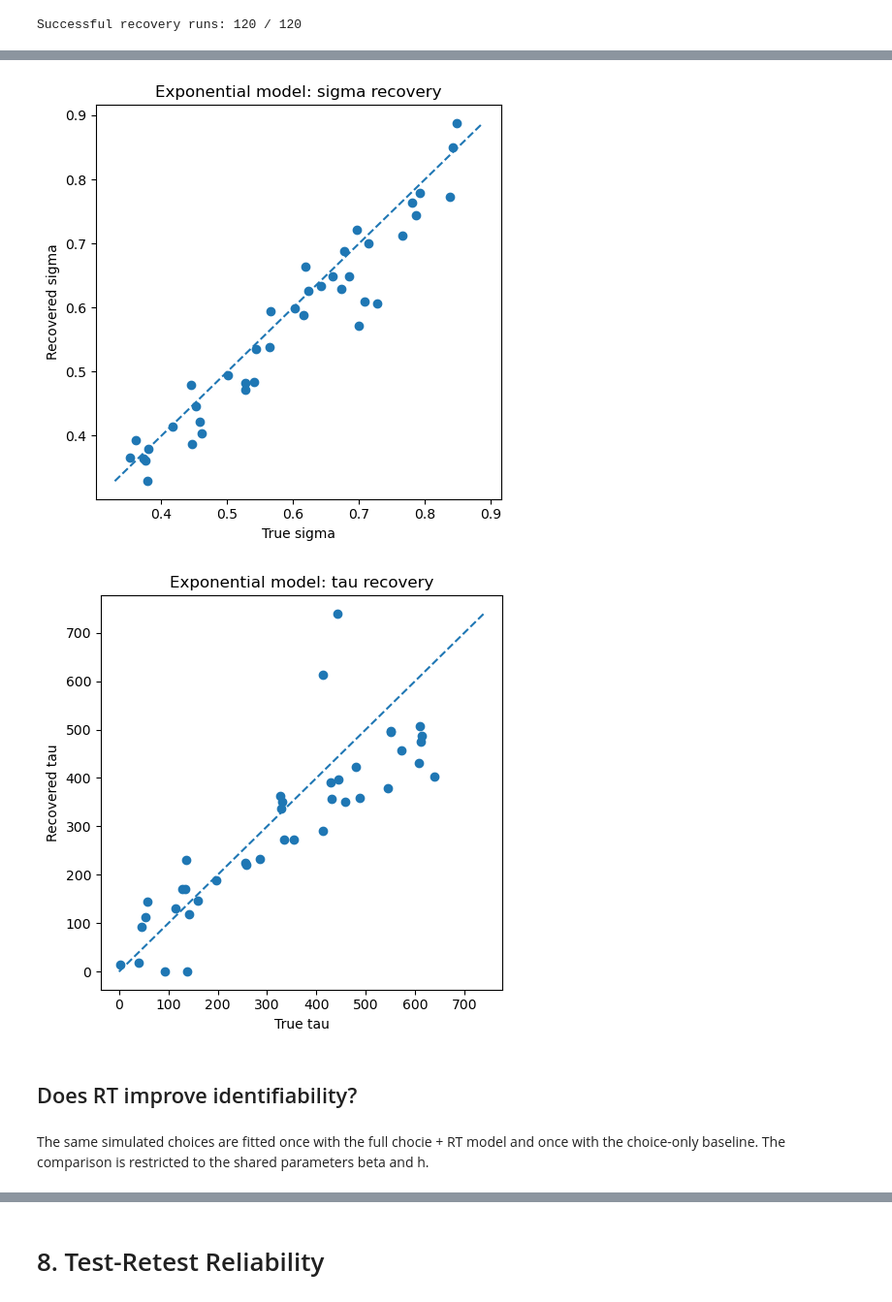
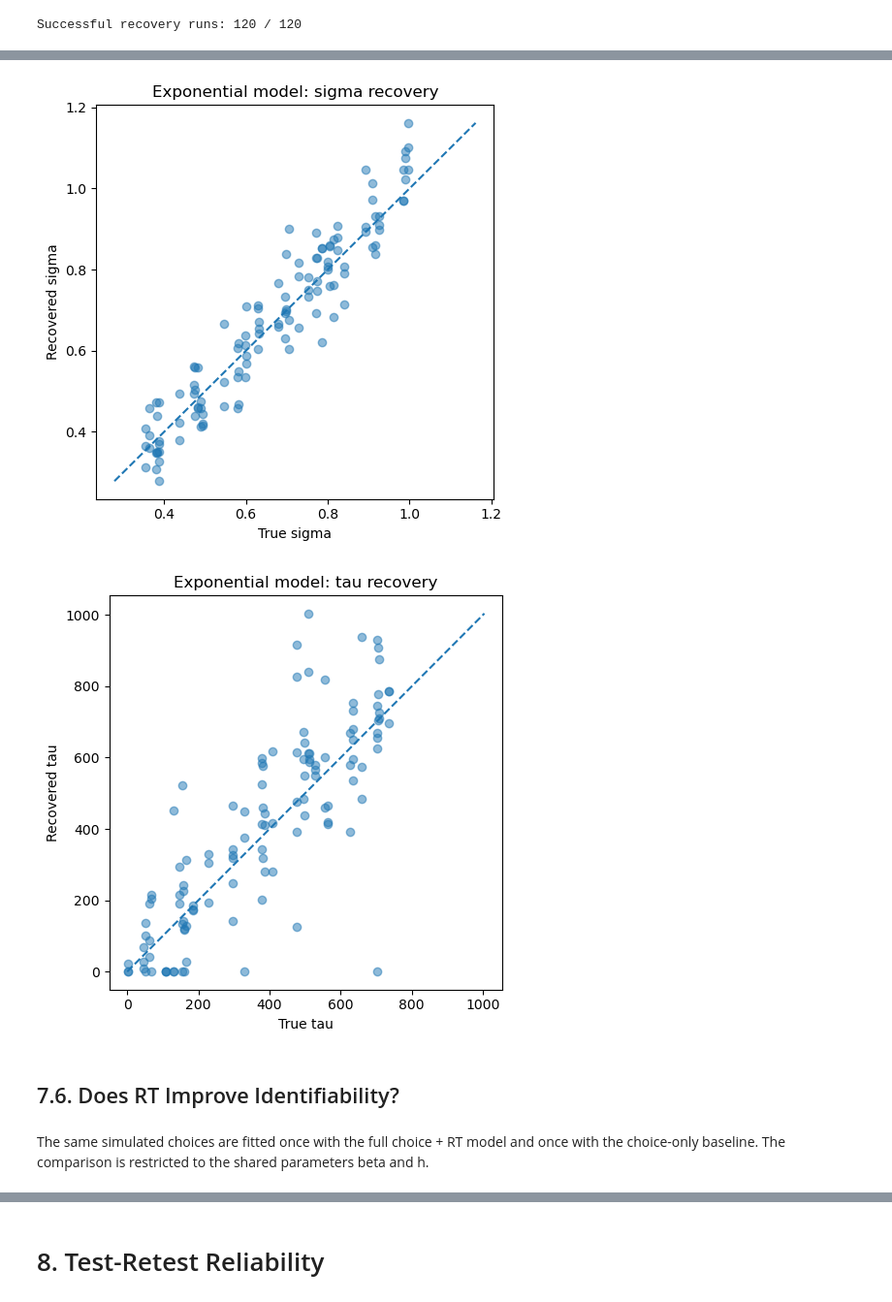
Before and after one commit to binyamolango/Joint-modeling-of-choices-and-response-times, a Jupyter notebook: ICCS_final_project.ipynb, the cells around one changed output, grey strips where cells are left out. Shown at 97% size. Cells and saved outputs as stored; diff of their text form; code cells hidden in the pictures.

```diff
--- a/ICCS_final_project.ipynb
+++ b/ICCS_final_project.ipynb
@@ -1296,7 +1433,7 @@ abs_recovery_metrics
 # %%
 for parameter, (true_col, recovered_col) in RECOVERY_COLUMNS.items():
     plot_parameter_recovery(
-        abs_recovery_by_set,
+        abs_recovery,
         true_col,
         recovered_col,
         parameter,
@@ -1315,10 +1452,10 @@ for parameter, (true_col, recovered_col) in RECOVERY_COLUMNS.items():
 SQD_RECOVERY_RANGES = {
     "beta": (0.005, 0.35),
     "h": (0.1, 12.0),
-    "a": (7.0, 8.2),
-    "b": (0.0, 0.0001),
-    "sigma": (0.35, 0.85),
-    "tau": (0.0, 650.0)
+    "a": (6.8, 8.2),
+    "b": (0.0, 0.00012),
+    "sigma": (0.35, 1.0),
+    "tau": (0.0, 750.0)
 }
 
 sqd_true_parameter_sets = sample_full_true_parameters(N_RECOVERY_SETS, SQD_RECOVERY_RANGES)
@@ -1347,7 +1484,7 @@ sqd_recovery_metrics
 # %%
 for parameter, (true_col, recovered_col) in RECOVERY_COLUMNS.items():
     plot_parameter_recovery(
-        sqd_recovery_by_set,
+        sqd_recovery,
         true_col,
         recovered_col,
         parameter,
@@ -1366,10 +1503,10 @@ for parameter, (true_col, recovered_col) in RECOVERY_COLUMNS.items():
 EXP_RECOVERY_RANGES = {
     "beta": (0.005, 0.35),
     "h": (0.1, 12.0),
-    "a": (6.9, 8.2),
+    "a": (6.8, 8.2),
     "b": (0.0, 0.35),
-    "sigma": (0.35, 0.85),
-    "tau": (0.0, 650.0)
+    "sigma": (0.35, 1.0),
+    "tau": (0.0, 750.0)
 }
 
 exp_true_parameter_sets = sample_full_true_parameters(N_RECOVERY_SETS, EXP_RECOVERY_RANGES)
@@ -1398,7 +1535,7 @@ exp_recovery_metrics
 # %%
 for parameter, (true_col, recovered_col) in RECOVERY_COLUMNS.items():
     plot_parameter_recovery(
-        exp_recovery_by_set,
+        exp_recovery,
         true_col,
         recovered_col,
         parameter,
@@ -1412,7 +1549,7 @@ for parameter, (true_col, recovered_col) in RECOVERY_COLUMNS.items():
-[figure, old version]
+[figure, new version]
-[figure, old version]
+[figure, new version]
 # %% [markdown]
-## Does RT improve identifiability?
+## 7.6. Does RT Improve Identifiability?
 # %% [markdown]
-The same simulated choices are fitted once with the full chocie + RT model and once with the choice-only baseline. The comparison is restricted to the shared parameters beta and h.
+The same simulated choices are fitted once with the full choice + RT model and once with the choice-only baseline. The comparison is restricted to the shared parameters beta and h.
 # %%
```
Also changed, not shown: parts of 214 cells of this notebook.
